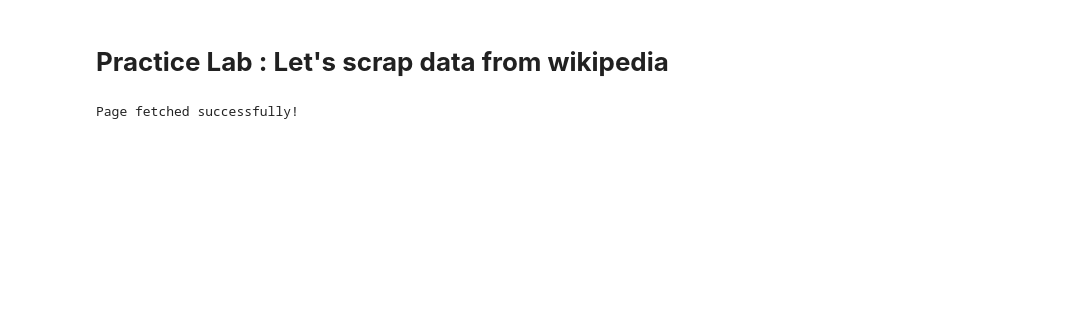
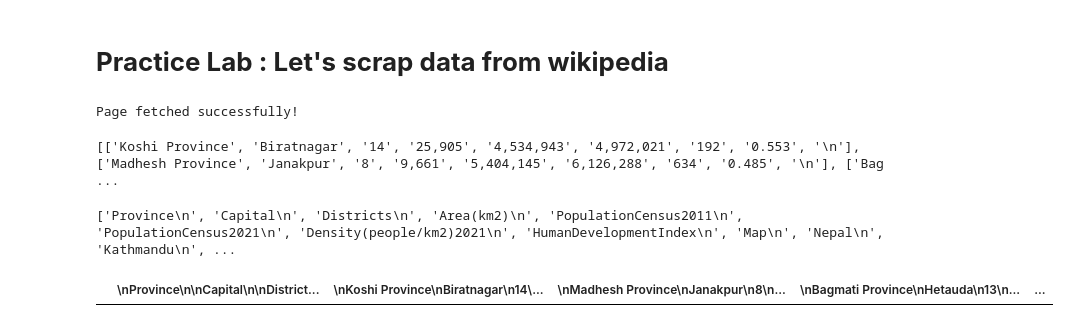
Before and after one commit to ujjwalbasnyat/ML_Workshop_1, a Jupyter notebook: Day-1/webScrapping.ipynb, the cells around one changed output. Cells and saved outputs as stored; diff of their text form; code cells hidden in the pictures; blank space fills up the shorter version.

```diff
--- a/Day-1/webScrapping.ipynb
+++ b/Day-1/webScrapping.ipynb
@@ -28,10 +35,33 @@ Page fetched successfully!
 # %%
-# fetch all the header of that tabel
+# fetch all the header of that table
+table_header = table_data.find_all('th')
+for each_header in table_header:
+    print(each_header.text)
+# %%
+#fetch rows and the data from the table
+data =[]
+for row in table_data.find_all('tr')[1:]:
+    cells = row.find_all('td')
+    data.append([cell.text for cell in cells])
+print(data)
+# %% [output]
+[['Koshi Province', 'Biratnagar', '14', '25,905', '4,534,943', '4,972,021', '192', '0.553', '\n'], ['Madhesh Province', 'Janakpur', '8', '9,661', '5,404,145', '6,126,288', '634', '0.485', '\n'], ['Bag ...
 # %%
 # convert that header into list
+header_list = []
+for each_header in table_header:
+    header_list.append(each_header.text)
+print(header_list)
+# %% [output]
+['Province\n', 'Capital\n', 'Districts\n', 'Area(km2)\n', 'PopulationCensus2011\n', 'PopulationCensus2021\n', 'Density(people/km2)2021\n', 'HumanDevelopmentIndex\n', 'Map\n', 'Nepal\n', 'Kathmandu\n', ...
 # %%
 # Remove unwanted header from that list
+import pandas as pd
+df = pd.DataFrame(data,columns=header_list)
 # %%
 # convert list into dataframe
+df
+# %% [output]
+|  | \nProvince\n\nCapital\n\nDistrict... | \nKoshi Province\nBiratnagar\n14\... | \nMadhesh Province\nJanakpur\n8\n... | \nBagmati Province\nHetauda\n13\n... | ... |
 # %%
 # Append the content of that header into dataframe by targeting all table row
```
Also changed, not shown: parts of 5 cells of this notebook, 8 other files.
